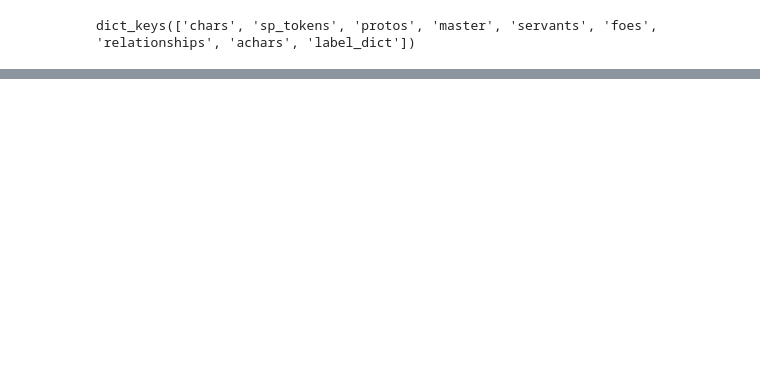
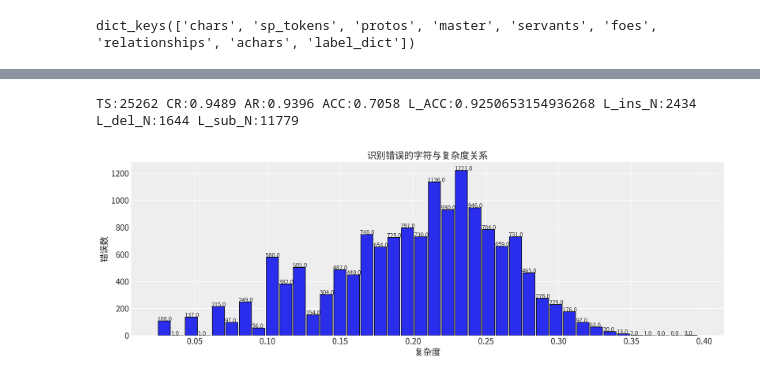
Before and after one commit to makaspacex/spindlenet, a Jupyter notebook: test.ipynb, the cells around one changed output, grey strips where cells are left out. Cells and saved outputs as stored; diff of their text form; code cells hidden in the pictures; blank space fills up the shorter version.

```diff
--- a/test.ipynb
+++ b/test.ipynb
@@ -62,0 +167,43 @@ print(a)
+# %%
+new_eval = MakaEval()
+
+for pred,gt in zip(maka_eval.all_preds,maka_eval.all_gts):
+    pred = pred.replace("#","")
+    gt = gt.replace("#","")
+    new_eval.continue_eval(pred,gt)
+
+print(new_eval)
+# %% [output]
+TS:25262 CR:0.9489 AR:0.9396 ACC:0.7058 L_ACC:0.9250653154936268 L_ins_N:2434 L_del_N:1644 L_sub_N:11779
+# %%
+char_pinshu = {}
+for gt in maka_eval.all_gts:
+    for c in gt:
+        if c not in char_pinshu:
+            char_pinshu[c] = 0
+        char_pinshu[c] += 1
+# %%
+import os
+complex_res_save_path = "runtime/complex_res.pt"
+if os.path.exists(complex_res_save_path):
+    complex_res = torch.load(complex_res_save_path)
+else:
+    complex_res = []
+    for ele in maka_eval.total_sub_cs:
+        _,_,pred,gt,_= ele
+        complex_r, img_gray = cal_char_complex(gt, images_t)
+        complex_res.append(complex_r)
+    os.makedirs(os.path.dirname(complex_res_save_path), exist_ok=True)
+    torch.save(complex_res, complex_res_save_path)
+
+# '掲', '揭'
+plt.figure(figsize=(15,5))
+nums,bins,patches = plt.hist(complex_res,rwidth=0.9, bins=40,edgecolor='k')
+for num,bin in zip(nums,bins):
+    plt.annotate(num,xy=(bin,num), xytext=(bin+0.00,num))
+plt.title("识别错误的字符与复杂度关系")
+plt.xlabel("复杂度")
+plt.ylabel("错误数")
+plt.show()
+# %% [output]
+[figure, added]
```
Also changed, not shown: parts of 15 cells of this notebook, 45 other files.
